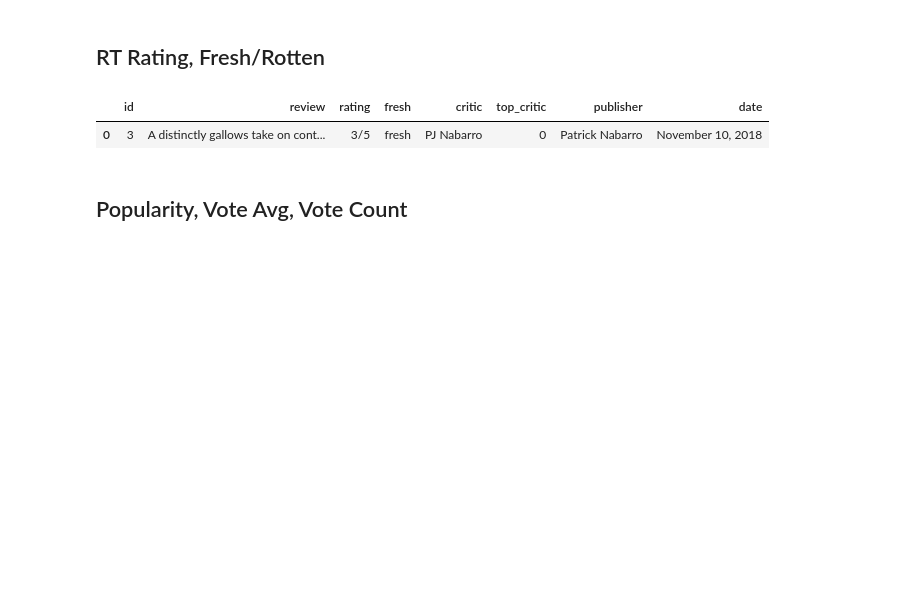
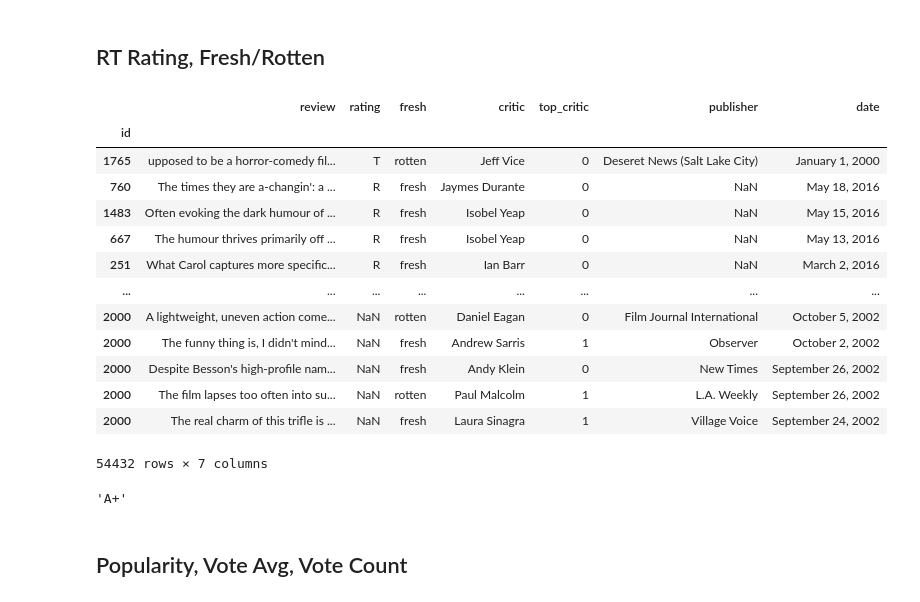
Before and after one commit to patrick-anastasio/Flatiron_DSC-Phase1_Project, a Jupyter notebook: data_info.ipynb, the cells around one changed output. Drawn from its saved outputs; the diff is of its cells as text; code cells hidden in the pictures; blank space fills up the shorter version.

```diff
--- a/data_info.ipynb
+++ b/data_info.ipynb
@@ -81,11 +124,31 @@ rt_movie_info_df.head(1)
 ## RT Rating, Fresh/Rotten
 # %%
 rt_reviews_df = pd.read_csv('data/zippedData/rt.reviews.tsv.gz', error_bad_lines=False, encoding= 'unicode_escape', sep='\t')
-rt_reviews_df.head(1)
-# rt_reviews_df.info()
+rt_reviews_by_id_df = rt_reviews_df.set_index('id')
+rt_reviews_by_id_df.head(1)
+# rt_reviews_df['review'][0]
 # %% [output]
-|  | id | review | rating | fresh | critic | top_critic | publisher | date |
-| 0 | 3 | A distinctly gallows take on cont... | 3/5 | fresh | PJ Nabarro | 0 | Patrick Nabarro | November 10, 2018 |
+|  | review | rating | fresh | critic | top_critic | publisher | date |
+| id |  |  |  |  |  |  |  |
+| 1765 | upposed to be a horror-comedy fil... | T | rotten | Jeff Vice | 0 | Deseret News (Salt Lake City) | January 1, 2000 |
+| 760 | The times they are a-changin': a ... | R | fresh | Jaymes Durante | 0 | NaN | May 18, 2016 |
+| 1483 | Often evoking the dark humour of ... | R | fresh | Isobel Yeap | 0 | NaN | May 15, 2016 |
+| 667 | The humour thrives primarily off ... | R | fresh | Isobel Yeap | 0 | NaN | May 13, 2016 |
+| 251 | What Carol captures more specific... | R | fresh | Ian Barr | 0 | NaN | March 2, 2016 |
+| ... | ... | ... | ... | ... | ... | ... | ... |
+| 2000 | A lightweight, uneven action come... | NaN | rotten | Daniel Eagan | 0 | Film Journal International | October 5, 2002 |
+| 2000 | The funny thing is, I didn't mind... | NaN | fresh | Andrew Sarris | 1 | Observer | October 2, 2002 |
+| 2000 | Despite Besson's high-profile nam... | NaN | fresh | Andy Klein | 0 | New Times | September 26, 2002 |
+| 2000 | The film lapses too often into su... | NaN | rotten | Paul Malcolm | 1 | L.A. Weekly | September 26, 2002 |
+| 2000 | The real charm of this trifle is ... | NaN | fresh | Laura Sinagra | 1 | Village Voice | September 24, 2002 |
+54432 rows × 7 columns
+# %%
+rt_complete_df = rt_movie_info_by_id_df.join(rt_reviews_by_id_df, on='id')
+rt_complete_df.dropna(subset=['rating'], inplace=True)
+rt_high_ratings_df = rt_complete_df[(rt_complete_df['rating'] == '5/5') | (rt_complete_df['rating'] == '9/10') | (rt_complete_df['rating'] == 'A+') | (rt_complete_df['rating'] == 'A')]
+rt_high_ratings_df
+# %% [output]
+'A+'
 # %% [markdown]
 ## Popularity, Vote Avg, Vote Count
 # %%
```
Also changed, not shown: parts of 12 cells of this notebook, 1 other file.
